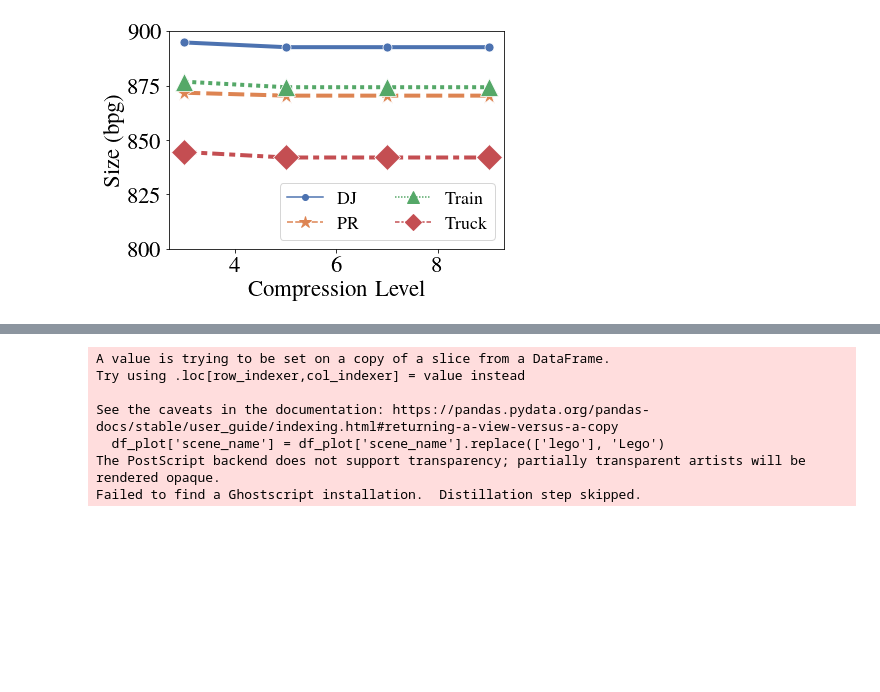
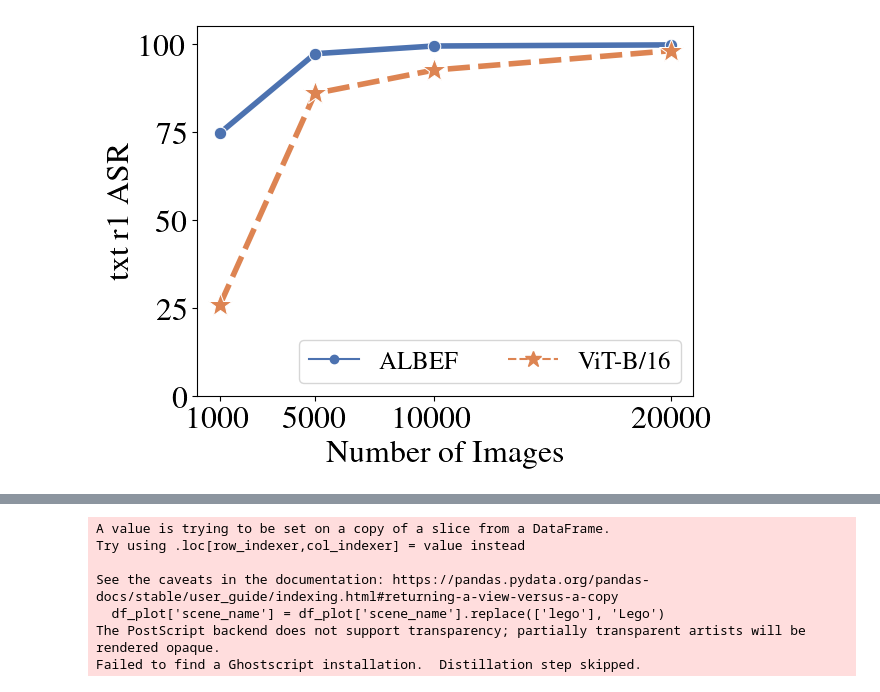
Before and after one commit to SYJINTW/ImmerEdge25-plotting, a Jupyter notebook: plotTemplate.ipynb, the cells around one changed output, grey strips where cells are left out. Saved outputs shown, nothing was run; the diff lists cells and outputs as text; code cells hidden in the pictures; blank space fills up the shorter version.

```diff
--- a/plotTemplate.ipynb
+++ b/plotTemplate.ipynb
@@ -33,28 +243,30 @@ figsize=(6.4, 4.8)
 # %%
-def compression_level_scene_plot():
+def txt_img_ASR():
     roundNum = 0
 
     saveDir = Path(".")/"figs"/f"round{roundNum}"
     saveDir.mkdir(parents=True, exist_ok=True)
 
-    filePath = Path(".")/"csv_all"/f"round{roundNum}"/"compression_level.csv"
+    # filePath = Path(".")/"csv_all"/"albef2tcl_all.csv"
+    filePath = Path(".")/"csv_all"/"albef2clip-vit_all.csv"
     df = pd.read_csv(filePath)
 
     # Step 1: change to plotting format and filter
     df_plot = df
-    df_plot['encode_size'] = df_plot['encode_size'] * 8 / df_plot['numOf3DGS']
-    df_plot['alg'] = df_plot['alg'].replace(['draco'], 'DRACO')
 
-    df_plot['scene_name'] = df_plot['scene_name'].replace(['drjohnson'], 'DJ')
-    df_plot['scene_name'] = df_plot['scene_name'].replace(['playroom'], 'PR')
-    df_plot['scene_name'] = df_plot['scene_name'].replace(['train'], 'Train')
-    df_plot['scene_name'] = df_plot['scene_name'].replace(['truck'], 'Truck')
+    # df_plot['encode_size'] = df_plot['encode_size'] * 8 / df_plot['numOf3DGS']
+    # df_plot['alg'] = df_plot['alg'].replace(['draco'], 'DRACO')
+
+    # df_plot['scene_name'] = df_plot['scene_name'].replace(['drjohnson'], 'DJ')
+    # df_plot['scene_name'] = df_plot['scene_name'].replace(['playroom'], 'PR')
+    # df_plot['scene_name'] = df_plot['scene_name'].replace(['train'], 'Train')
+    # df_plot['scene_name'] = df_plot['scene_name'].replace(['truck'], 'Truck')
 
     # Step 2: plot
-    # Size
-    ax = sns.lineplot(x='cl_value', y='encode_size',
-                    hue= "scene_name",
-                    style="scene_name",
+    # txt_r1_ASR
+    ax = sns.lineplot(x='num_of_img', y='txt_r1_ASR',
+                    hue= "model",
+                    style="model",
                     data=df_plot,
                     errorbar=('ci', 95), err_style="bars",
                     palette = 'deep',
@@ -63,64 +275,57 @@ def compression_level_scene_plot():
                     lw=4
                     )
 
-    ax.set(xlabel='Compression Level', ylabel='Size (bpg)')
-    ax.set(ylim = (800, 900))
-    # ax.set_yticks([30, 40, 50, 60])
+    ax.set(xlabel='Number of Images', ylabel='txt r1 ASR')
+    ax.set(ylim = (0, 105))
+    ax.set_xticks([1000, 5000, 10000, 20000])
     plt.legend(title='', loc='lower right', fontsize="18", ncol=2, markerscale=2)
-    plt.savefig(f'{saveDir}/compression_size_scene.png', dpi=300, bbox_inches='tight')
-    plt.savefig(f'{saveDir}/compression_size_scene.eps', dpi=300, bbox_inches='tight')
+    # plt.savefig(f'{saveDir}/compression_size_scene.png', dpi=300, bbox_inches='tight')
+    # plt.savefig(f'{saveDir}/compression_size_scene.eps', dpi=300, bbox_inches='tight')
     plt.show()
 
-    average_y_per_x = df_plot.groupby(['cl_value', 'scene_name'])['encode_size'].mean().reset_index()
-    print(average_y_per_x)
-
-    # Encode time
-    ax = sns.lineplot(x='cl_value', y='encode_time',
-                    hue= "scene_name",
-                    style="scene_name",
+    # txt_r5_ASR
+    ax = sns.lineplot(x='num_of_img', y='txt_r5_ASR',
+                    hue= "model",
+                    style="model",
                     data=df_plot,
                     errorbar=('ci', 95), err_style="bars",
                     palette = 'deep',
                     markers=[".","*","^","D"],
-                    markersize=17,
+                    markersize=18,
                     lw=4
                     )
 
-    ax.set(xlabel='Compression Level', ylabel='Encoding Time (ms)')
-    plt.legend(title='', loc='upper right')
-    # plt.legend(title='', loc='lower right', labels=['DC', 'MG'])
-    # plt.legend(title='', loc='lower right', labels=['DO', 'DC', 'MG'])
-    sns.move_legend(ax, "upper left", bbox_to_anchor=(1, 1))
-    plt.savefig(f'{saveDir}/compression_encode_scene.png', dpi=300, bbox_inches='tight')
-    plt.savefig(f'{saveDir}/compression_encode_scene.eps', dpi=300, bbox_inches='tight')
+    ax.set(xlabel='Number of Images', ylabel='txt r5 ASR')
+    ax.set(ylim = (0, 105))
+    ax.set_xticks([1000, 5000, 10000, 20000])
+    plt.legend(title='', loc='lower right', fontsize="18", ncol=2, markerscale=2)
+    # plt.savefig(f'{saveDir}/compression_size_scene.png', dpi=300, bbox_inches='tight')
+    # plt.savefig(f'{saveDir}/compression_size_scene.eps', dpi=300, bbox_inches='tight')
     plt.show()
 
-    average_y_per_x = df_plot.groupby(['cl_value', 'scene_name'])['encode_time'].mean().reset_index()
-    print(average_y_per_x)
-
-    # decode time
-    ax = sns.lineplot(x='cl_value', y='decode_time',
-                    hue= "scene_name",
-                    style="scene_name",
+    # txt_r10_ASR
+    ax = sns.lineplot(x='num_of_img', y='txt_r10_ASR',
+                    hue= "model",
+                    style="model",
                     data=df_plot,
                     errorbar=('ci', 95), err_style="bars",
                     palette = 'deep',
                     markers=[".","*","^","D"],
-                    markersize=17,
+                    markersize=18,
                     lw=4
                     )
 
-    ax.set(xlabel='Compression Level', ylabel='Decoding Time (ms)')
-    plt.legend(title='', loc='lower right')
-    # plt.legend(title='', loc='lower right', labels=['DC', 'MG'])
-    # plt.legend(title='', loc='lower right', labels=['DO', 'DC', 'MG'])
-    sns.move_legend(ax, "upper left", bbox_to_anchor=(1, 1))
-    plt.savefig(f'{saveDir}/compression_decode_scene.png', dpi=300, bbox_inches='tight')
-    plt.savefig(f'{saveDir}/compression_decode_scene.eps', dpi=300, bbox_inches='tight')
+    ax.set(xlabel='Number of Images', ylabel='txt r10 ASR')
+    ax.set(ylim = (0, 105))
+    ax.set_xticks([1000, 5000, 10000, 20000])
+    plt.legend(title='', loc='lower right', fontsize="18", ncol=2, markerscale=2)
+    # plt.savefig(f'{saveDir}/compression_size_scene.png', dpi=300, bbox_inches='tight')
+    # plt.savefig(f'{saveDir}/compression_size_scene.eps', dpi=300, bbox_inches='tight')
     plt.show()
 
-    average_y_per_x = df_plot.groupby(['cl_value', 'scene_name'])['decode_time'].mean().reset_index()
-    print(average_y_per_x)
 
-compression_level_scene_plot()
+    # average_y_per_x = df_plot.groupby(['cl_value', 'scene_name'])['encode_size'].mean().reset_index()
+    # print(average_y_per_x)
+
+txt_img_ASR()
 # %% [output]
@@ -129 +332 @@ Failed to find a Ghostscript installation.  Distillation step skipped.
-[figure, old version]
+[figure, new version]
```
Also changed, not shown: parts of 9 cells of this notebook, 21 other files.
